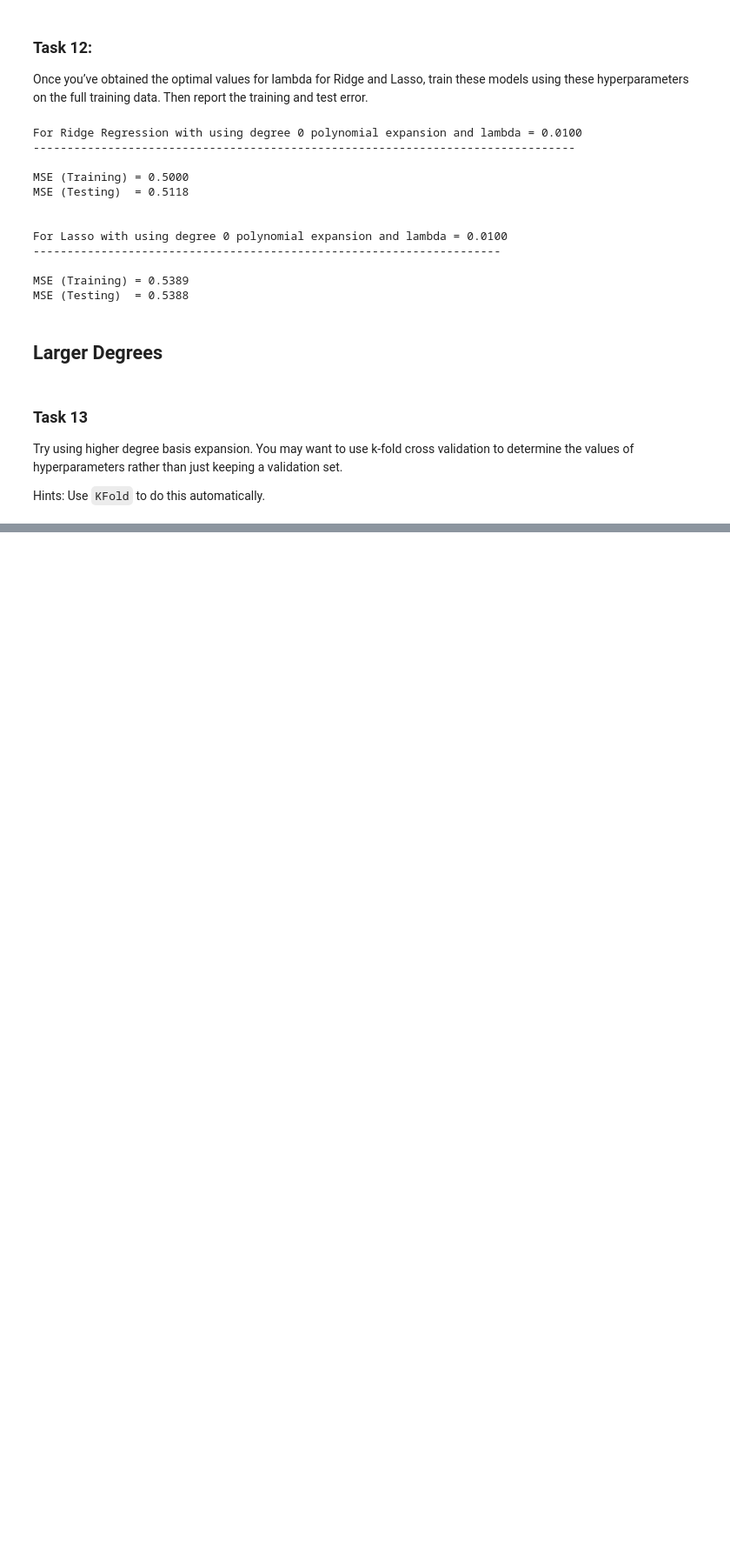
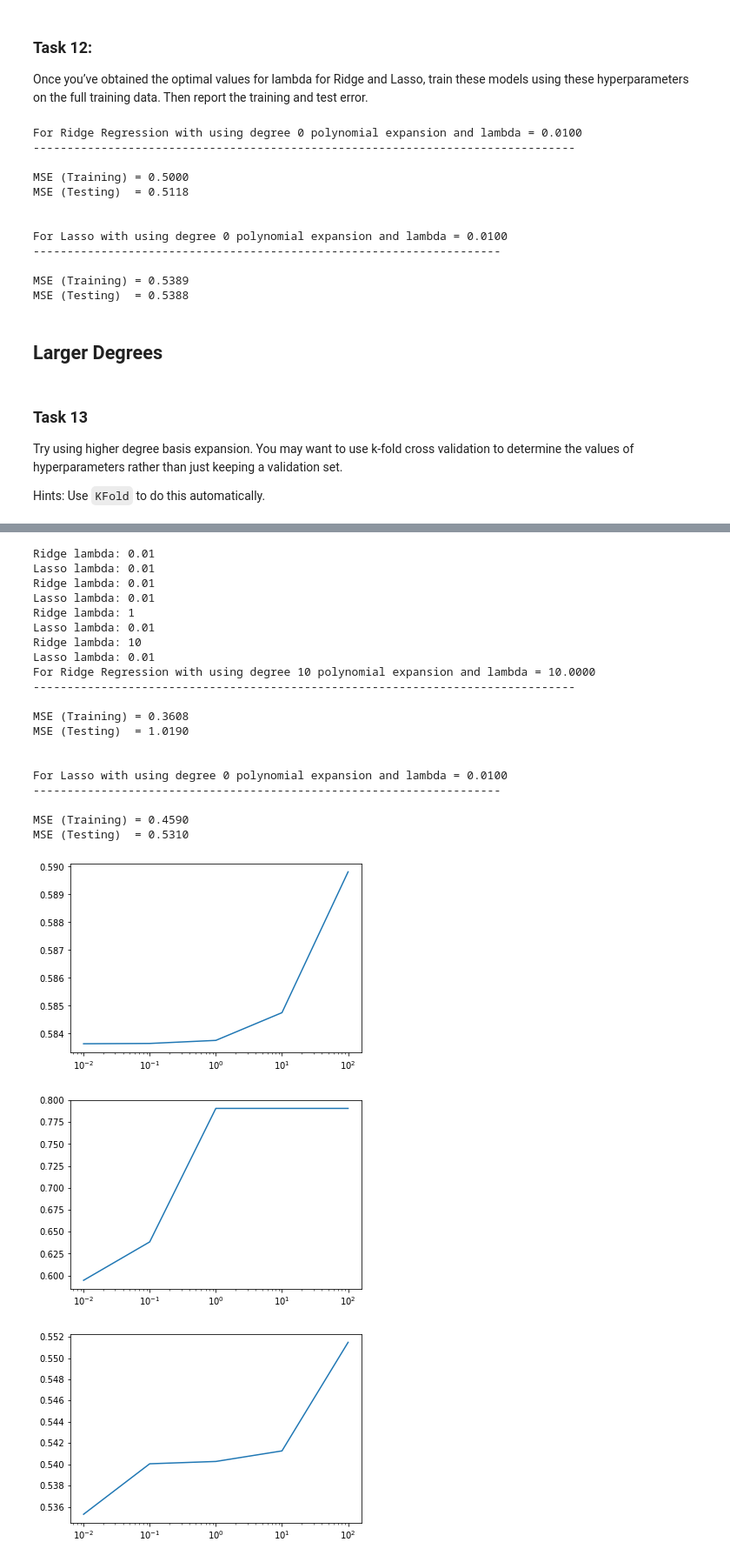
Before and after one commit to jan-kreischer/UZH_FODS, a Jupyter notebook: Practical-01/index.ipynb, the cells around one changed output, grey strips where cells are left out. Shown at 87% size. Saved outputs shown, nothing was run; the diff lists cells and outputs as text; code cells hidden in the pictures; blank space fills up the shorter version.

```diff
--- a/Practical-01/index.ipynb
+++ b/Practical-01/index.ipynb
@@ -355,7 +376,7 @@ Let's implement the function for expanding the basis of the dataset.
 Hints: use `PolynomialFeatures`
 # %%
 def expand_basis(X, degree):
-    poly = PolynomialFeatures(2, interaction_only=False, include_bias=False, order='C')
+    poly = PolynomialFeatures(degree, interaction_only=False, include_bias=False, order='C')
     # Note that we exclude the bias term. This is done to prevent problems when standardizing the data later on
     return poly.fit_transform(X)
 
@@ -509,0 +508,65 @@ TypeError: fit() missing 1 required positional argument: 'y'
+# %%
+# KFold
+import warnings
+warnings.filterwarnings("ignore")
+
+from sklearn.metrics import accuracy_score
+from sklearn.model_selection import cross_val_score
+from sklearn.model_selection import KFold
+# TODO: Try using higher degree basis expansion. Find the degree that gives the minimal mse.
+
+for i in range(1,5):
+    kf = KFold(n_splits=10, random_state=None, shuffle=True)
+    kf.get_n_splits(X)
+    X_train, y_train, X_train_n, y_train_n, X_train_v, y_train_v, X_test, y_test = prepare_data(X, y, i)
+    lam_ridge = choose_hyper_param(X_train_n, y_train_n, X_train_v, y_train_v, True)
+    lam_lasso = choose_hyper_param(X_train_n, y_train_n, X_train_v, y_train_v, False)
+    print("Ridge lambda:", lam_ridge)
+    print("Lasso lambda:", lam_lasso)
+    # Ridge Regression
+    regression = Ridge(lam_ridge).fit(X_train, y_train)
+    y_train_prediction_Ridge = regression.predict(X_train)
+    y_test_prediction_Ridge = regression.predict(X_test)
+    mse_ridge_train = np.sum((y_train-y_train_prediction_Ridge)**2) / y_train.shape[0]
+    mse_ridge_test = np.sum((y_test-y_test_prediction_Ridge)**2) / y_test.shape[0]
+    # Lasso Regression
+    regression = Lasso(lam_lasso).fit(X_train, y_train)
+    y_train_prediction_Lasso = regression.predict(X_train)
+    y_test_prediction_Lasso = regression.predict(X_test)
+    mse_lasso_train = np.sum((y_train-y_train_prediction_Lasso)**2) / y_train.shape[0]
+    mse_lasso_test = np.sum((y_test-y_test_prediction_Lasso)**2) / y_test.shape[0]
+
+# Report the result
+print('For Ridge Regression with using degree %d polynomial expansion and lambda = %.4f' % (lam_ridge, lam_ridge))
+print('--------------------------------------------------------------------------------\n')
+print('MSE (Training) = %.4f' % mse_ridge_train)
+print('MSE (Testing)  = %.4f' % mse_ridge_test)
+
+print('\n\nFor Lasso with using degree %d polynomial expansion and lambda = %.4f' % (lam_lasso, lam_lasso))
+print('---------------------------------------------------------------------\n')
+print('MSE (Training) = %.4f' % mse_lasso_train)
+print('MSE (Testing)  = %.4f' % mse_lasso_test)
+# %% [output]
+Ridge lambda: 0.01
+Lasso lambda: 0.01
+Ridge lambda: 0.01
+Lasso lambda: 0.01
+Ridge lambda: 1
+Lasso lambda: 0.01
+Ridge lambda: 10
+Lasso lambda: 0.01
+For Ridge Regression with using degree 10 polynomial expansion and lambda = 10.0000
+--------------------------------------------------------------------------------
+
+MSE (Training) = 0.3608
+MSE (Testing)  = 1.0190
+
+
+For Lasso with using degree 0 polynomial expansion and lambda = 0.0100
+---------------------------------------------------------------------
+
+MSE (Training) = 0.4590
+MSE (Testing)  = 0.5310
+[figure, added]
+[figure, added]
+[figure, added]
```
Also changed, not shown: parts of 5 cells of this notebook.
